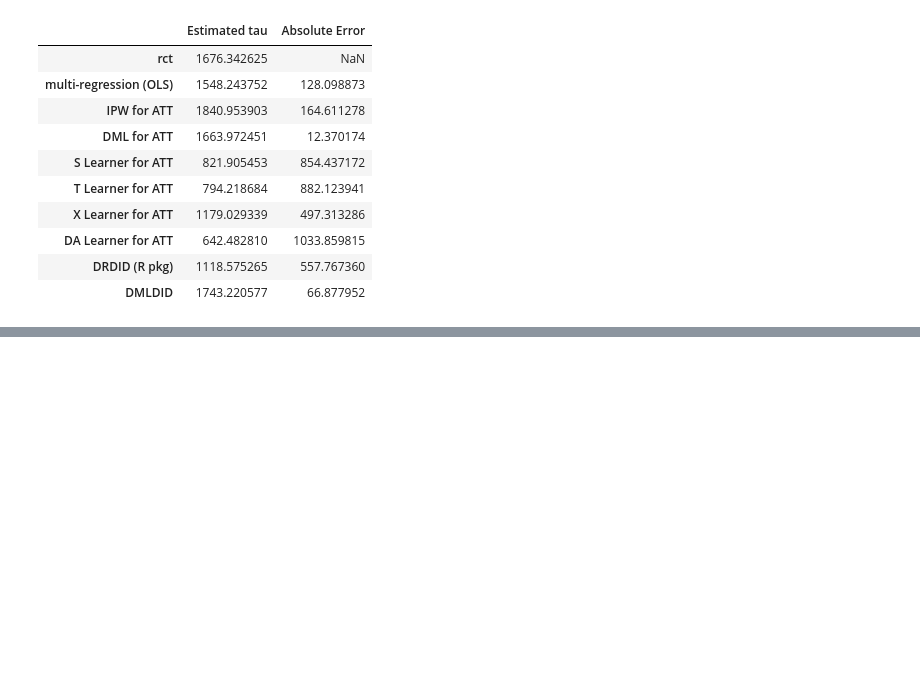
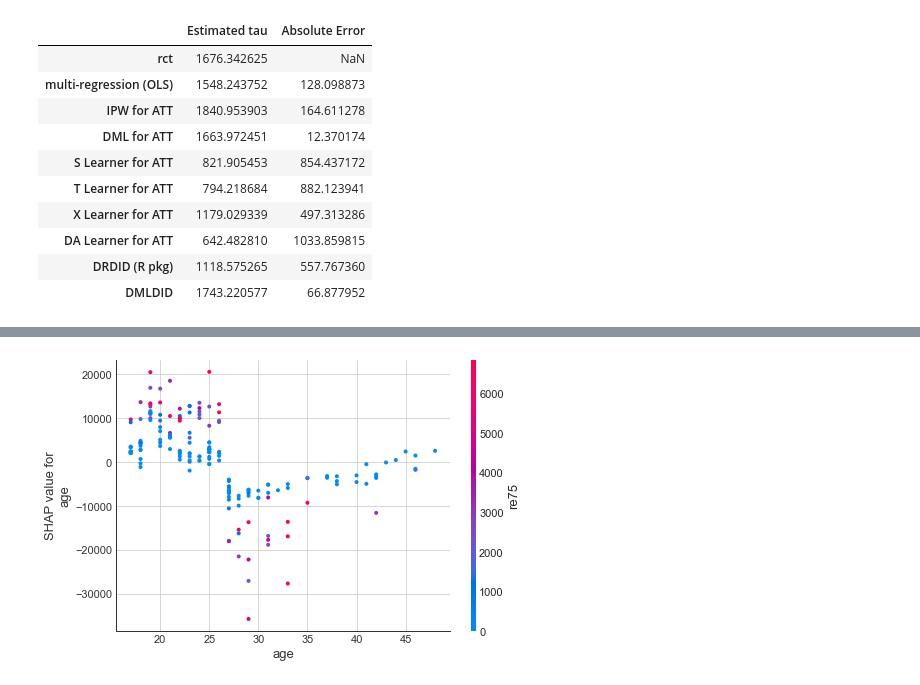
Before and after one commit to MasaAsami/D2ML, a Jupyter notebook: notebooks/RCTBenchmarks.ipynb, the cells around one changed output, grey strips where cells are left out. Drawn from its saved outputs; the diff is of its cells as text; code cells hidden in the pictures; blank space fills up the shorter version.

```diff
--- a/notebooks/RCTBenchmarks.ipynb
+++ b/notebooks/RCTBenchmarks.ipynb
@@ -774,0 +796,6 @@ pd.DataFrame(
+# %%
+shap.dependence_plot(
+    "age", shap_values, df_dml_result[x_cols], display_features=df_dml_result[x_cols]
+)
+# %% [output]
+[figure, added]
```
Also changed, not shown: parts of 19 cells of this notebook.
